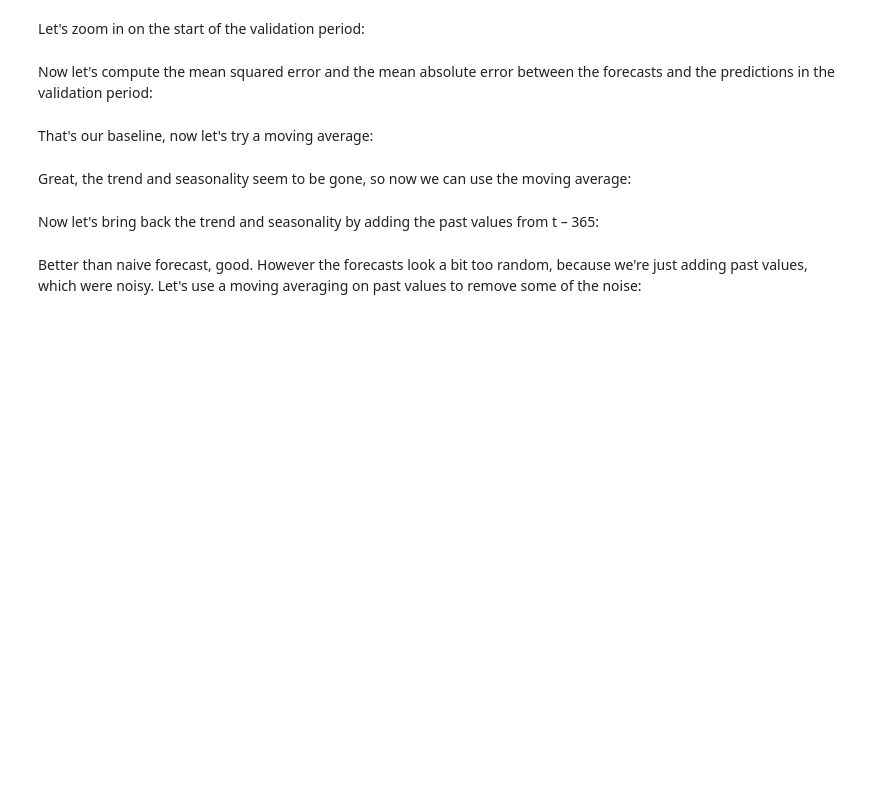
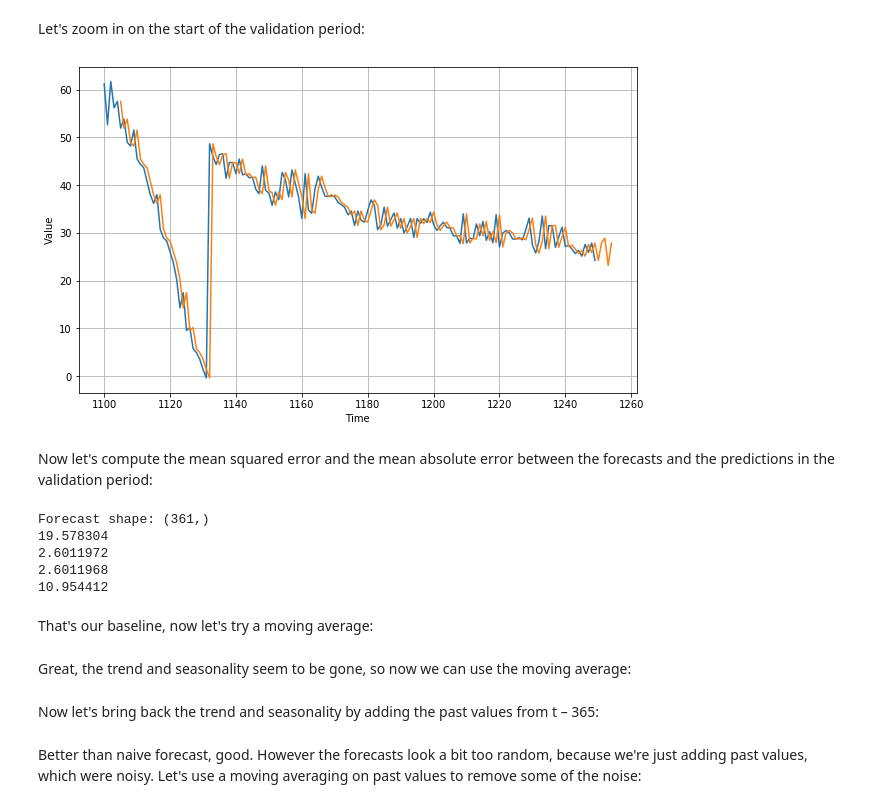
Before and after one commit to sergejhorvat/TensorFlow-in-Practice---Coursera, a Jupyter notebook: Sequences, Time Series and Prediction/Week 1 Exercise Question.ipynb, the cells around one changed output. Drawn from its saved outputs; the diff is of its cells as text; code cells hidden in the pictures; blank space fills up the shorter version.

```diff
--- a/Sequences, Time Series and Prediction/Week 1 Exercise Question.ipynb
+++ b/Sequences, Time Series and Prediction/Week 1 Exercise Question.ipynb
@@ -79,7 +104,7 @@ plt.show()
 # %% [markdown]
 # Naive Forecast
 # %%
-naive_forecast = series[#YOUR CODE HERE]
+naive_forecast = series[split_time -1 : -1] #YOUR CODE HERE]
 # %%
 plt.figure(figsize=(10, 6))
 plot_series(time_valid, x_valid)
@@ -90,9 +117,11 @@ plot_series(time_valid, naive_forecast)
 Let's zoom in on the start of the validation period:
 # %%
 plt.figure(figsize=(10, 6))
-plot_series(# YOUR CODE HERE)
-plot_series(# YOUR CODE HERE)
+plot_series(time_valid, x_valid, start=0 ,end=150)
+plot_series(time_valid, naive_forecast,start=5, end=155)
 
 # EXPECTED - Chart with X-Axis from 1100-1250 and Y Axes with series value and projections. Projections should be time stepped 1 unit 'after' series
+# %% [output]
+[figure, added]
 # %% [markdown]
 Now let's compute the mean squared error and the mean absolute error between the forecasts and the predictions in the validation period:
@@ -105,3 +128,19 @@ print(# YOUR CODE HERE)
+# %%
+print("Forecast shape: " + str(naive_forecast.shape))
+print(keras.metrics.mean_squared_error(x_valid, naive_forecast).numpy())
+print(np.mean(np.sqrt((naive_forecast-x_valid)**2)))# YOUR CODE HERE)
+print(tf.keras.metrics.mean_absolute_error(np.array(x_valid), np.array(naive_forecast)).numpy())
+print(tf.keras.metrics.mean_absolute_percentage_error(np.array(x_valid), np.array(naive_forecast)).numpy())
+#print(# YOUR CODE HERE)
+# Expected Output
+# 19.578304
+# 2.6011968
+# %% [output]
+Forecast shape: (361,)
+19.578304
+2.6011972
+2.6011968
+10.954412
 # %% [markdown]
 That's our baseline, now let's try a moving average:
 # %%
```
Also changed, not shown: parts of 7 cells of this notebook.
